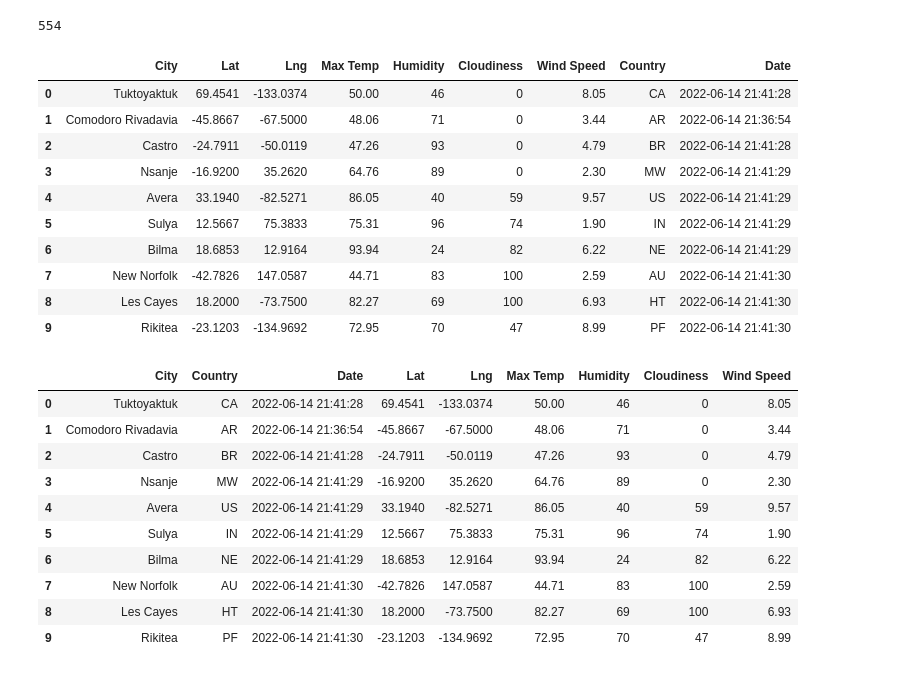
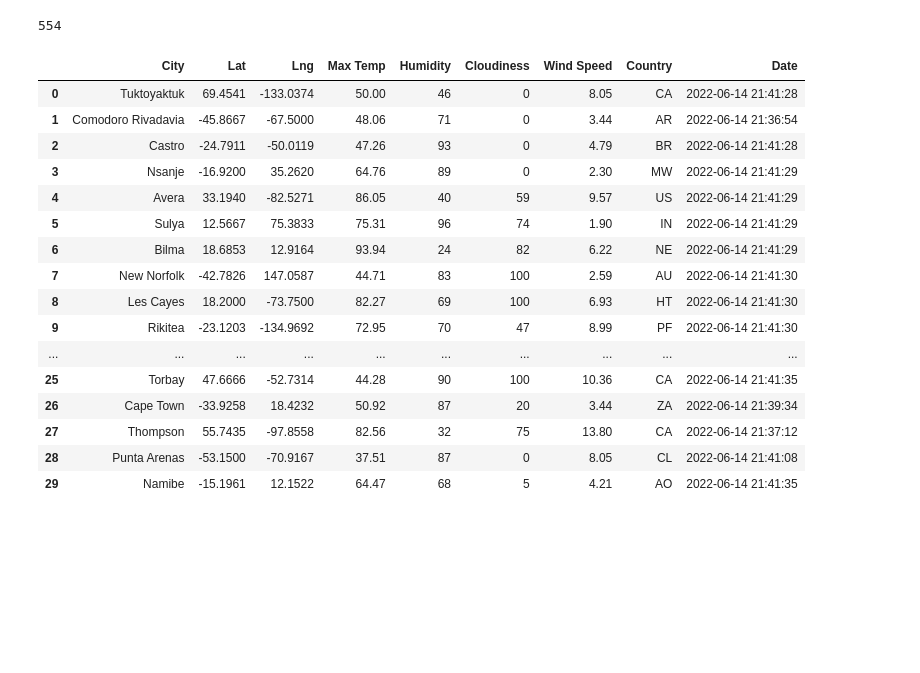
Before and after one commit to topeadeolatunji/World_Weather_Analysis, a Jupyter notebook: WeatherPy.ipynb, the cells around one changed output. Drawn from its saved outputs; the diff is of its cells as text; code cells hidden in the pictures; blank space fills up the shorter version.

```diff
--- a/WeatherPy.ipynb
+++ b/WeatherPy.ipynb
@@ -131,36 +131,3 @@ Data Retrieval Complete
 len(city_data)
 # %% [output]
 554
-# %%
-# Convert the array of dictionaries to a Pandas DataFrame.
-city_data_df = pd.DataFrame(city_data)
-city_data_df.head(10)
-# %% [output]
-|  | City | Lat | Lng | Max Temp | Humidity | Cloudiness | Wind Speed | Country | Date |
-| 0 | Tuktoyaktuk | 69.4541 | -133.0374 | 50.00 | 46 | 0 | 8.05 | CA | 2022-06-14 21:41:28 |
-| 1 | Comodoro Rivadavia | -45.8667 | -67.5000 | 48.06 | 71 | 0 | 3.44 | AR | 2022-06-14 21:36:54 |
-| 2 | Castro | -24.7911 | -50.0119 | 47.26 | 93 | 0 | 4.79 | BR | 2022-06-14 21:41:28 |
-| 3 | Nsanje | -16.9200 | 35.2620 | 64.76 | 89 | 0 | 2.30 | MW | 2022-06-14 21:41:29 |
-| 4 | Avera | 33.1940 | -82.5271 | 86.05 | 40 | 59 | 9.57 | US | 2022-06-14 21:41:29 |
-| 5 | Sulya | 12.5667 | 75.3833 | 75.31 | 96 | 74 | 1.90 | IN | 2022-06-14 21:41:29 |
-| 6 | Bilma | 18.6853 | 12.9164 | 93.94 | 24 | 82 | 6.22 | NE | 2022-06-14 21:41:29 |
-| 7 | New Norfolk | -42.7826 | 147.0587 | 44.71 | 83 | 100 | 2.59 | AU | 2022-06-14 21:41:30 |
-| 8 | Les Cayes | 18.2000 | -73.7500 | 82.27 | 69 | 100 | 6.93 | HT | 2022-06-14 21:41:30 |
-| 9 | Rikitea | -23.1203 | -134.9692 | 72.95 | 70 | 47 | 8.99 | PF | 2022-06-14 21:41:30 |
-# %%
-# Reorder column in the dataframe
-city_data_new_column=["City", "Country", "Date", "Lat", "Lng", "Max Temp", "Humidity", "Cloudiness", "Wind Speed"]
-city_data_df= city_data_df[city_data_new_column]
-city_data_df.head(10)
-# %% [output]
-|  | City | Country | Date | Lat | Lng | Max Temp | Humidity | Cloudiness | Wind Speed |
-| 0 | Tuktoyaktuk | CA | 2022-06-14 21:41:28 | 69.4541 | -133.0374 | 50.00 | 46 | 0 | 8.05 |
-| 1 | Comodoro Rivadavia | AR | 2022-06-14 21:36:54 | -45.8667 | -67.5000 | 48.06 | 71 | 0 | 3.44 |
-| 2 | Castro | BR | 2022-06-14 21:41:28 | -24.7911 | -50.0119 | 47.26 | 93 | 0 | 4.79 |
-| 3 | Nsanje | MW | 2022-06-14 21:41:29 | -16.9200 | 35.2620 | 64.76 | 89 | 0 | 2.30 |
-| 4 | Avera | US | 2022-06-14 21:41:29 | 33.1940 | -82.5271 | 86.05 | 40 | 59 | 9.57 |
-| 5 | Sulya | IN | 2022-06-14 21:41:29 | 12.5667 | 75.3833 | 75.31 | 96 | 74 | 1.90 |
-| 6 | Bilma | NE | 2022-06-14 21:41:29 | 18.6853 | 12.9164 | 93.94 | 24 | 82 | 6.22 |
-| 7 | New Norfolk | AU | 2022-06-14 21:41:30 | -42.7826 | 147.0587 | 44.71 | 83 | 100 | 2.59 |
-| 8 | Les Cayes | HT | 2022-06-14 21:41:30 | 18.2000 | -73.7500 | 82.27 | 69 | 100 | 6.93 |
-| 9 | Rikitea | PF | 2022-06-14 21:41:30 | -23.1203 | -134.9692 | 72.95 | 70 | 47 | 8.99 |
@@ -171,0 +134,22 @@ city_data_df.to_csv(output_data_file, index_label="City_ID")
+# %%
+# Convert the array of dictionaries to a Pandas DataFrame.
+city_data_df = pd.DataFrame(city_data)
+city_data_df.head(30)
+# %% [output]
+|  | City | Lat | Lng | Max Temp | Humidity | Cloudiness | Wind Speed | Country | Date |
+| 0 | Tuktoyaktuk | 69.4541 | -133.0374 | 50.00 | 46 | 0 | 8.05 | CA | 2022-06-14 21:41:28 |
+| 1 | Comodoro Rivadavia | -45.8667 | -67.5000 | 48.06 | 71 | 0 | 3.44 | AR | 2022-06-14 21:36:54 |
+| 2 | Castro | -24.7911 | -50.0119 | 47.26 | 93 | 0 | 4.79 | BR | 2022-06-14 21:41:28 |
+| 3 | Nsanje | -16.9200 | 35.2620 | 64.76 | 89 | 0 | 2.30 | MW | 2022-06-14 21:41:29 |
+| 4 | Avera | 33.1940 | -82.5271 | 86.05 | 40 | 59 | 9.57 | US | 2022-06-14 21:41:29 |
+| 5 | Sulya | 12.5667 | 75.3833 | 75.31 | 96 | 74 | 1.90 | IN | 2022-06-14 21:41:29 |
+| 6 | Bilma | 18.6853 | 12.9164 | 93.94 | 24 | 82 | 6.22 | NE | 2022-06-14 21:41:29 |
+| 7 | New Norfolk | -42.7826 | 147.0587 | 44.71 | 83 | 100 | 2.59 | AU | 2022-06-14 21:41:30 |
+| 8 | Les Cayes | 18.2000 | -73.7500 | 82.27 | 69 | 100 | 6.93 | HT | 2022-06-14 21:41:30 |
+| 9 | Rikitea | -23.1203 | -134.9692 | 72.95 | 70 | 47 | 8.99 | PF | 2022-06-14 21:41:30 |
+| ... | ... | ... | ... | ... | ... | ... | ... | ... | ... |
+| 25 | Torbay | 47.6666 | -52.7314 | 44.28 | 90 | 100 | 10.36 | CA | 2022-06-14 21:41:35 |
+| 26 | Cape Town | -33.9258 | 18.4232 | 50.92 | 87 | 20 | 3.44 | ZA | 2022-06-14 21:39:34 |
+| 27 | Thompson | 55.7435 | -97.8558 | 82.56 | 32 | 75 | 13.80 | CA | 2022-06-14 21:37:12 |
+| 28 | Punta Arenas | -53.1500 | -70.9167 | 37.51 | 87 | 0 | 8.05 | CL | 2022-06-14 21:41:08 |
+| 29 | Namibe | -15.1961 | 12.1522 | 64.47 | 68 | 5 | 4.21 | AO | 2022-06-14 21:41:35 |
```
Also changed, not shown: parts of 5 cells of this notebook.
